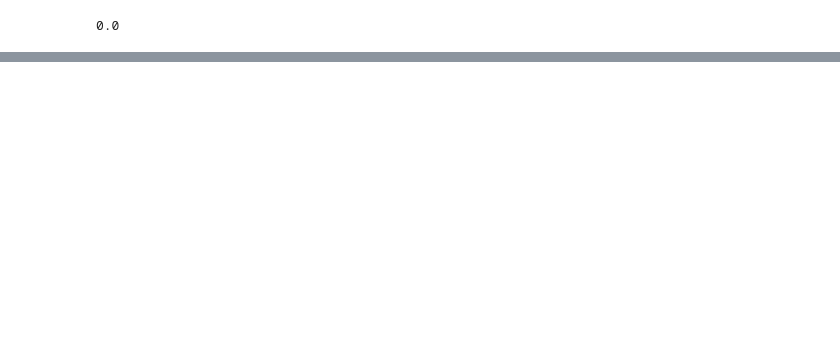
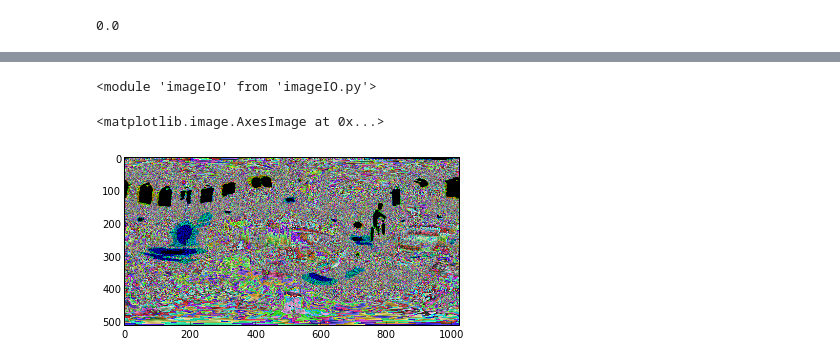
Before and after one commit to pavelgrib/hdr, a Jupyter notebook: cw2/ImageSampling.ipynb, the cells around one changed output, grey strips where cells are left out. Cells and saved outputs as stored; diff of their text form; code cells hidden in the pictures; blank space fills up the shorter version.

Commit message:
sphere mapping

```diff
--- a/cw2/ImageSampling.ipynb
+++ b/cw2/ImageSampling.ipynb
@@ -354,0 +469,4 @@ IndexError: tuple index out of range
+# %%
+renderer = SphereRenderer(511)
+latlongPath = '/Users/paul/github/hdr/GraceCathedral/grace_latlong.pfm'
+graceLatlong = imageIO.loadPFMFile( latlongPath )
@@ -354,0 +481,9 @@ IndexError: tuple index out of range
+# %%
+reload(imageIO)
+# %% [output]
+<module 'imageIO' from 'imageIO.py'>
+# %%
+plt.imshow(imageIO.toPPM(graceLatlong))
+# %% [output]
+<matplotlib.image.AxesImage at 0x...>
+[figure, added]
```
Also changed, not shown: parts of 25 cells of this notebook, 15 other files.
